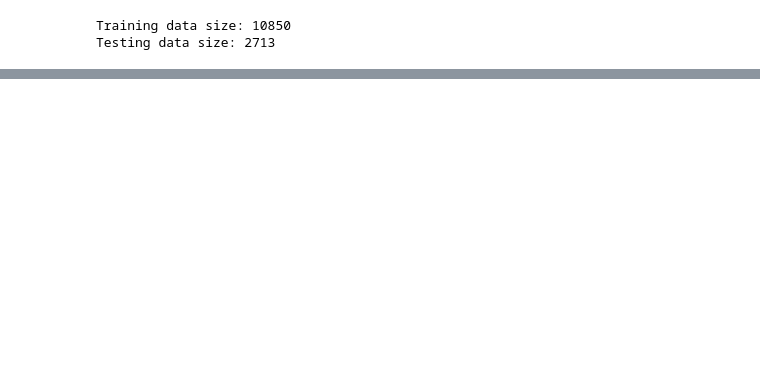
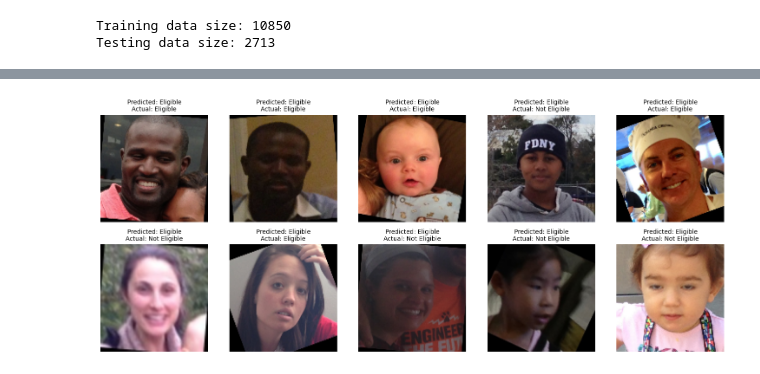
Before and after one commit to DOMINION-JOHN1/voting_eligibility_model, a Jupyter notebook: preprocessing_of_dataset.ipynb, the cells around one changed output, grey strips where cells are left out. Cells and saved outputs as stored; diff of their text form; code cells hidden in the pictures; blank space fills up the shorter version.

```diff
--- a/preprocessing_of_dataset.ipynb
+++ b/preprocessing_of_dataset.ipynb
@@ -203,0 +274,31 @@ This individual is  Not Eligible
+# %%
+# Randomly select 50 indices
+random_indices = np.random.choice(X_test.shape[0], 10, replace=False)
+predictions = model.predict(X_test);
+
+# Get the predicted and actual classes
+predicted_classes = predicted_class
+actual_classes = y_test
+
+# Initialize a figure with a larger figsize
+plt.figure(figsize=(15,30))
+
+# Iterate over the random indices and plot the images
+for i, idx in enumerate(random_indices):
+    plt.subplot(10, 5, i+1)  # 10 rows and 5 columns
+
+    # Use np.clip to make sure the image data is within the valid range
+    img_data = np.clip(X_test[idx], 0, 1)
+    plt.imshow(img_data)
+
+    # Get the actual and predicted classes for this image
+    actual_label = class_dict[actual_classes[idx]]
+    predicted_label = class_dict[predicted_classes[idx]]
+
+    # Set the title to "Predicted: [Predicted Label]\nActual: [Actual Label]"
+    plt.title(f"Predicted: {predicted_label}\nActual: {actual_label}", fontsize=10)
+    plt.axis('off')
+
+plt.tight_layout()
+plt.show()
+# %% [output]
@@ -203,0 +306 @@ This individual is  Not Eligible
+[figure, added]
```
Also changed, not shown: parts of 15 cells of this notebook.
